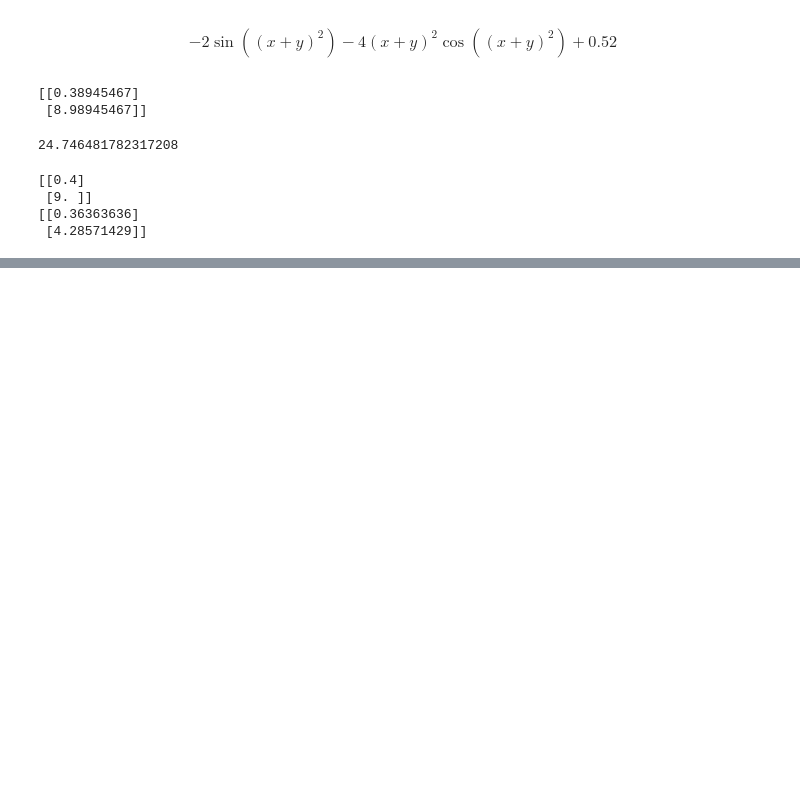
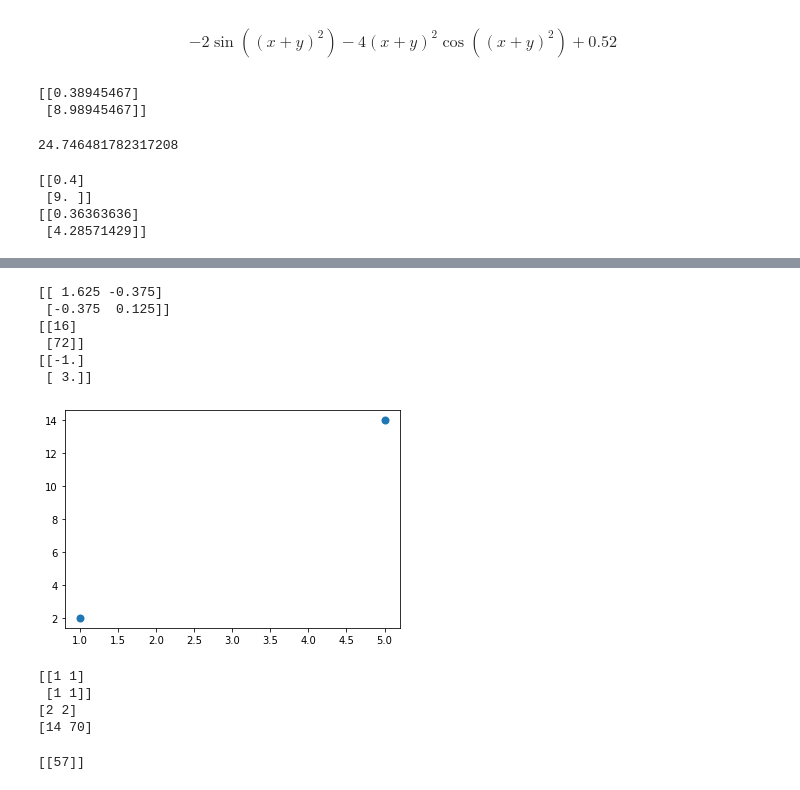
Before and after one commit to YCT1/L4D, a Jupyter notebook: Studying/Study.ipynb, the cells around one changed output, grey strips where cells are left out. Drawn from its saved outputs; the diff is of its cells as text; code cells hidden in the pictures; blank space fills up the shorter version.

```diff
--- a/Studying/Study.ipynb
+++ b/Studying/Study.ipynb
@@ -285,0 +332,78 @@ print(A/(B+10**-1))
+# %%
+x = np.array([[1,1],[1,5]])
+x_old = np.array([1,5])
+y = np.array([[2],[14]]) # y = 3x-1
+plt.scatter(x_old,y,linewidth = 2)
+
+def linF(w,n):
+    return w[0] + w[1]*n
+
+w = np.array([[-1],[3]])
+
+t1 = np.arange(-1.5, 10, 0.01)
+
+
+
+def f(x,y):
+    sum1 = 0
+    sum2 = 0
+
+    i = 0
+
+    while i < len(x):
+
+        xk = np.array([x[i]])
+
+        sum1 += np.dot(xk.transpose(),xk)
+        #print(np.dot(xk.transpose(),xk))
+        sum2 += np.dot(xk.transpose(),y[i][0])
+        i += 1
+
+    print(np.linalg.inv(sum1))
+    print(sum2)
+    inv_sum1 = np.linalg.inv(sum1)
+    return np.dot(inv_sum1,sum2)
+    pass
+
+w  = f(x,y)
+print(w)
+#plt.plot(t1, linF(w,t1), 'k')
+#plt.show()
+# %% [output]
+[[ 1.625 -0.375]
+ [-0.375  0.125]]
+[[16]
+ [72]]
+[[-1.]
+ [ 3.]]
+[figure, added]
+# %%
+
+a1 = np.matrix([1,1])
+a2 = np.matrix([[1],[1]])
+print(np.dot(a2,a1))
+
+a1 = np.array([1,1])
+a2 = np.array([2])
+print(a1 * a2)
+
+a1 = np.array([1,5])
+a2 = np.array([14])
+print(a1 * a2)
+# %% [output]
+[[1 1]
+ [1 1]]
+[2 2]
+[14 70]
+# %%
+mat1 =  np.matrix([[1, 6, 5]])
+mat2 =  np.matrix([[3, 4, 6]])
+
+# This will return dot product
+res = np.dot(mat1,mat2.transpose())
+
+
+
+print(res)
+# %% [output]
+[[57]]
```
Also changed, not shown: parts of 4 cells of this notebook, 1 other file.
